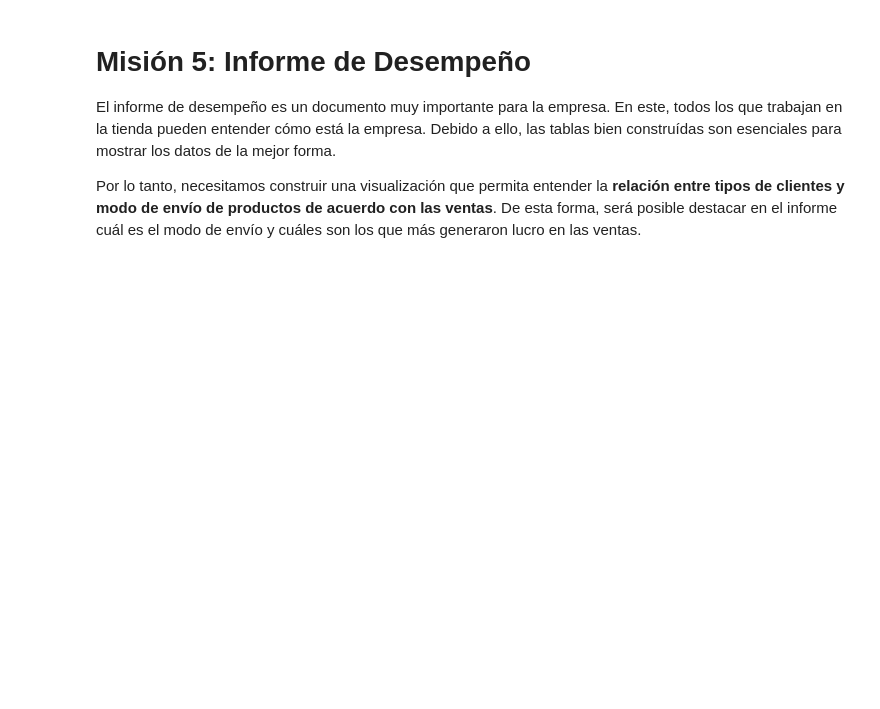
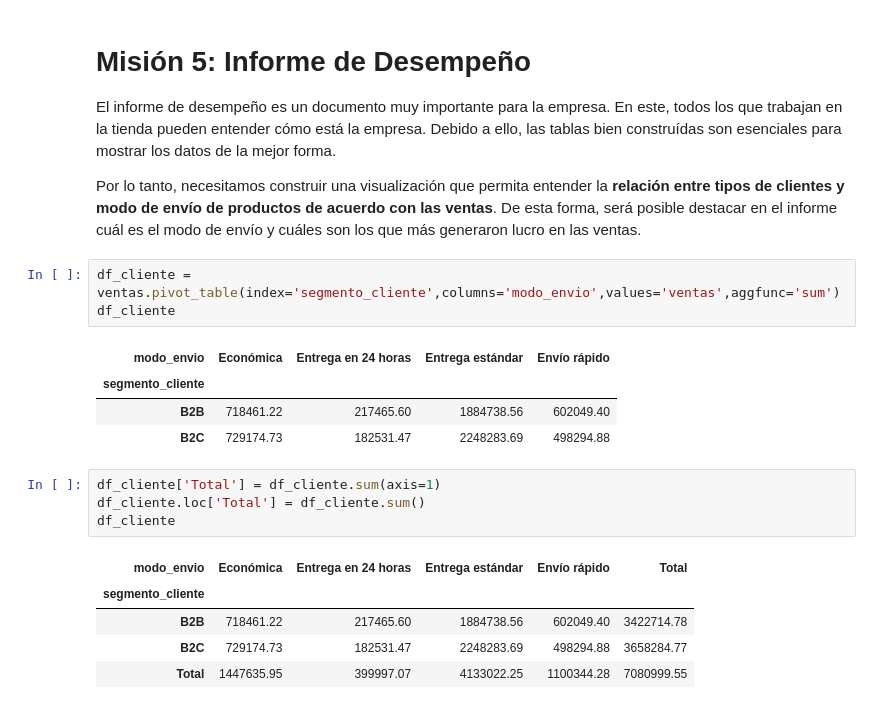
Before and after one commit to lstredel/Estelizacion-de-Tablas, a Jupyter notebook: Estilizacion_de_tablas.ipynb, the cells around one changed output. Saved outputs shown, nothing was run; the diff lists cells and outputs as text; blank space fills up the shorter version.

```diff
--- a/Estilizacion_de_tablas.ipynb
+++ b/Estilizacion_de_tablas.ipynb
@@ -510,3 +510,21 @@ estilo_mensual.set_table_styles([columnas,tabla,indices], overwrite=False)
 El informe de desempeño es un documento muy importante para la empresa. En este, todos los que trabajan en la tienda pueden entender cómo está la empresa. Debido a ello, las tablas bien construídas son esenciales para mostrar los datos de la mejor forma.
 
 Por lo tanto, necesitamos construir una visualización que permita entender la **relación entre tipos de clientes y modo de envío de productos de acuerdo con las ventas**. De esta forma, será posible destacar en el informe cuál es el modo de envío y cuáles son los que más generaron lucro en las ventas.
+# %%
+df_cliente = ventas.pivot_table(index='segmento_cliente',columns='modo_envio',values='ventas',aggfunc='sum')
+df_cliente
+# %% [output]
+| modo_envio | Económica | Entrega en 24 horas | Entrega estándar | Envío rápido |
+| segmento_cliente |  |  |  |  |
+| B2B | 718461.22 | 217465.60 | 1884738.56 | 602049.40 |
+| B2C | 729174.73 | 182531.47 | 2248283.69 | 498294.88 |
+# %%
+df_cliente['Total'] = df_cliente.sum(axis=1)
+df_cliente.loc['Total'] = df_cliente.sum()
+df_cliente
+# %% [output]
+| modo_envio | Económica | Entrega en 24 horas | Entrega estándar | Envío rápido | Total |
+| segmento_cliente |  |  |  |  |  |
+| B2B | 718461.22 | 217465.60 | 1884738.56 | 602049.40 | 3422714.78 |
+| B2C | 729174.73 | 182531.47 | 2248283.69 | 498294.88 | 3658284.77 |
+| Total | 1447635.95 | 399997.07 | 4133022.25 | 1100344.28 | 7080999.55 |
```
Also changed, not shown: parts of 6 cells of this notebook.
